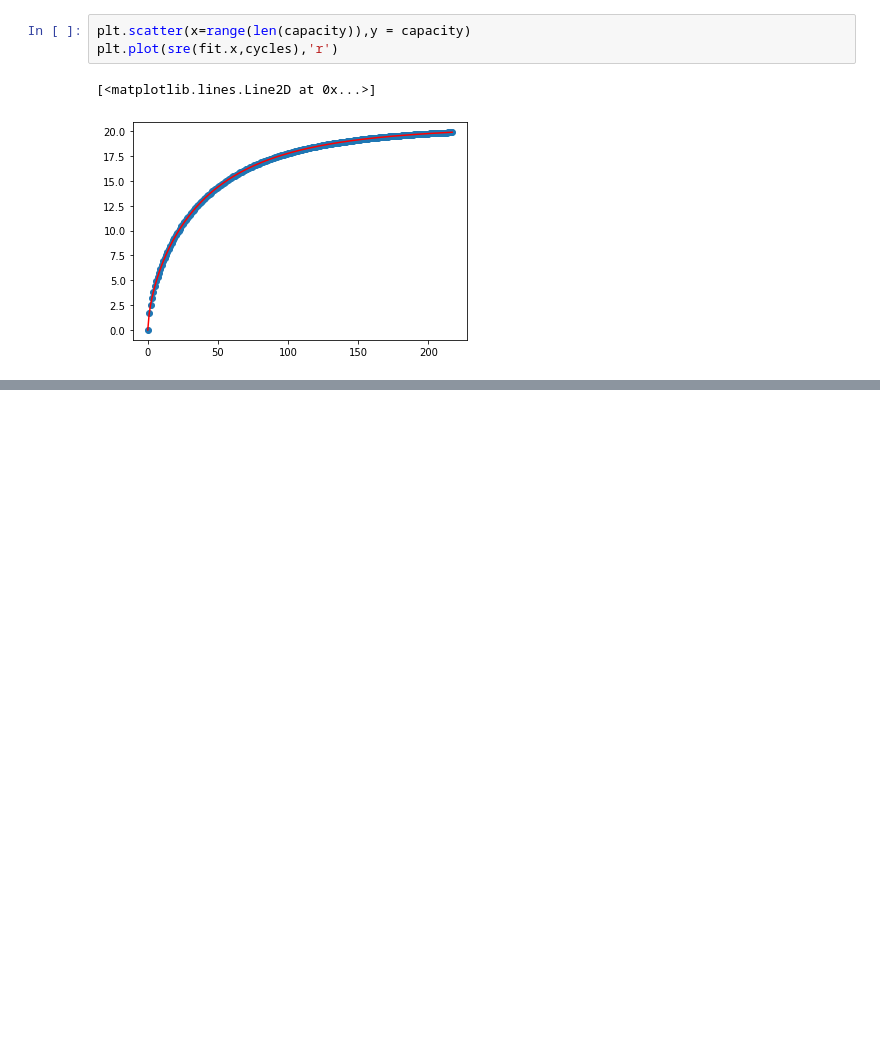
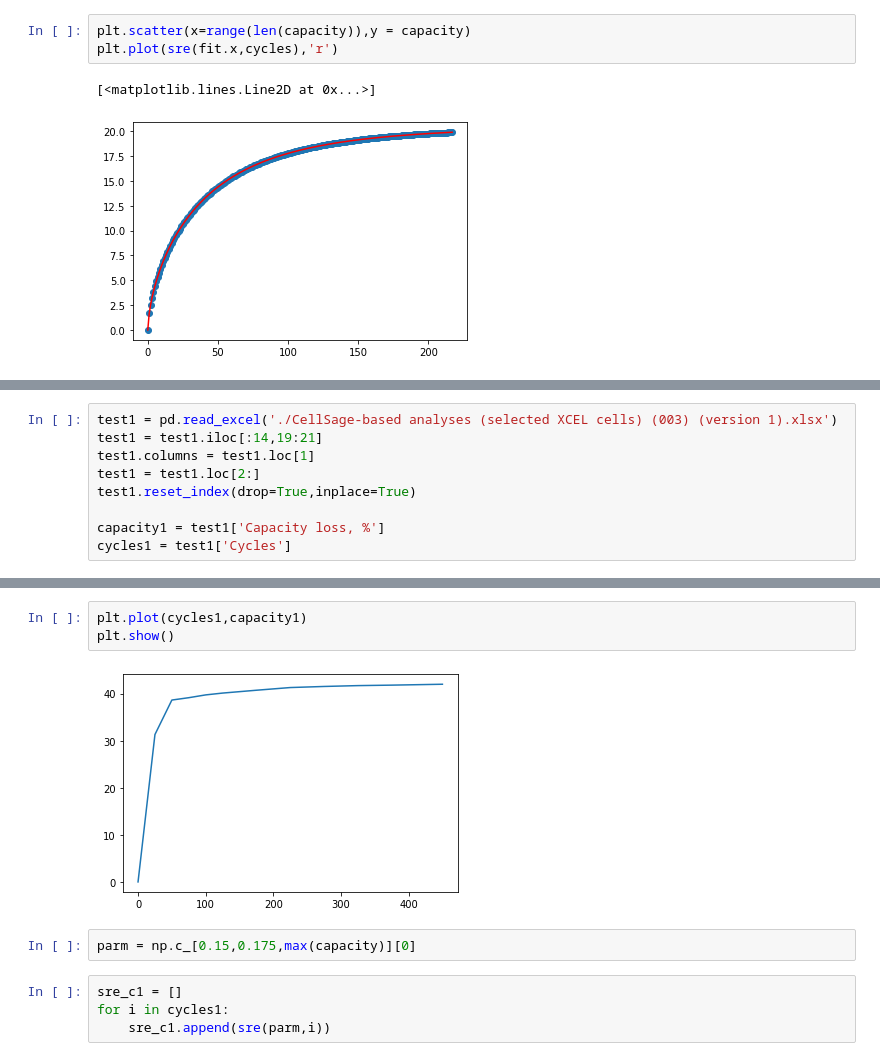
Before and after one commit to TravelReddy/SRE-Updates, a Jupyter notebook: sre-optimize-r2py.ipynb, the cells around one changed output, grey strips where cells are left out. Saved outputs shown, nothing was run; the diff lists cells and outputs as text; blank space fills up the shorter version.

```diff
--- a/sre-optimize-r2py.ipynb
+++ b/sre-optimize-r2py.ipynb
@@ -161,0 +210,9 @@ plt.plot(sre(fit.x,cycles),'r')
+# %%
+test1 = pd.read_excel('./CellSage-based analyses (selected XCEL cells) (003) (version 1).xlsx')
+test1 = test1.iloc[:14,19:21]
+test1.columns = test1.loc[1]
+test1 = test1.loc[2:]
+test1.reset_index(drop=True,inplace=True)
+
+capacity1 = test1['Capacity loss, %']
+cycles1 = test1['Cycles']
@@ -161,0 +235,11 @@ plt.plot(sre(fit.x,cycles),'r')
+# %%
+plt.plot(cycles1,capacity1)
+plt.show()
+# %% [output]
+[figure, added]
+# %%
+parm = np.c_[0.15,0.175,max(capacity)][0]
+# %%
+sre_c1 = []
+for i in cycles1:
+    sre_c1.append(sre(parm,i))
```
Also changed, not shown: parts of 19 cells of this notebook.
